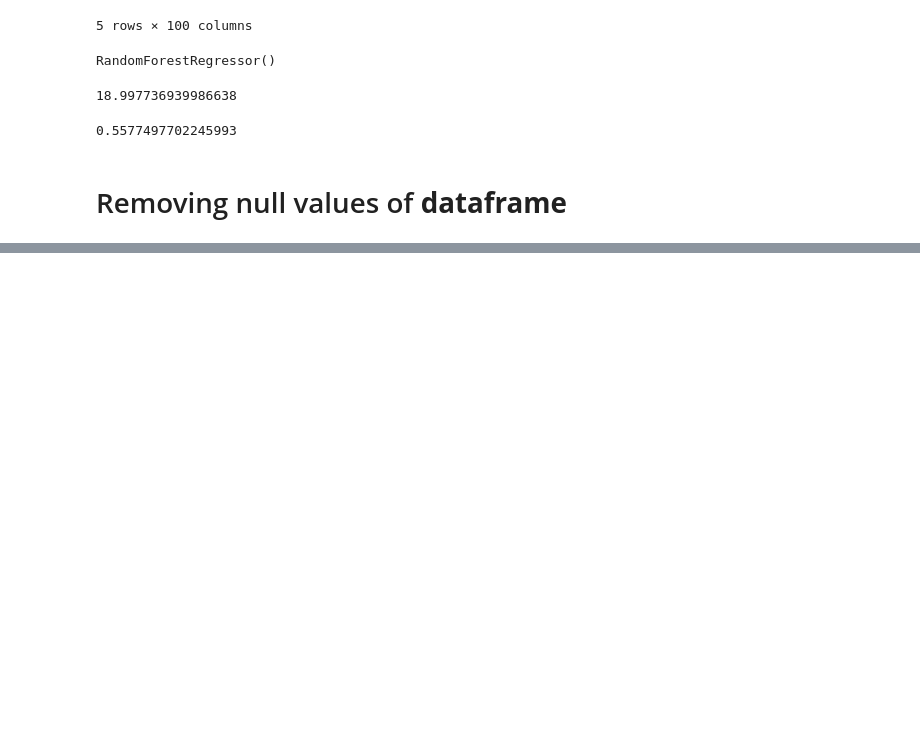
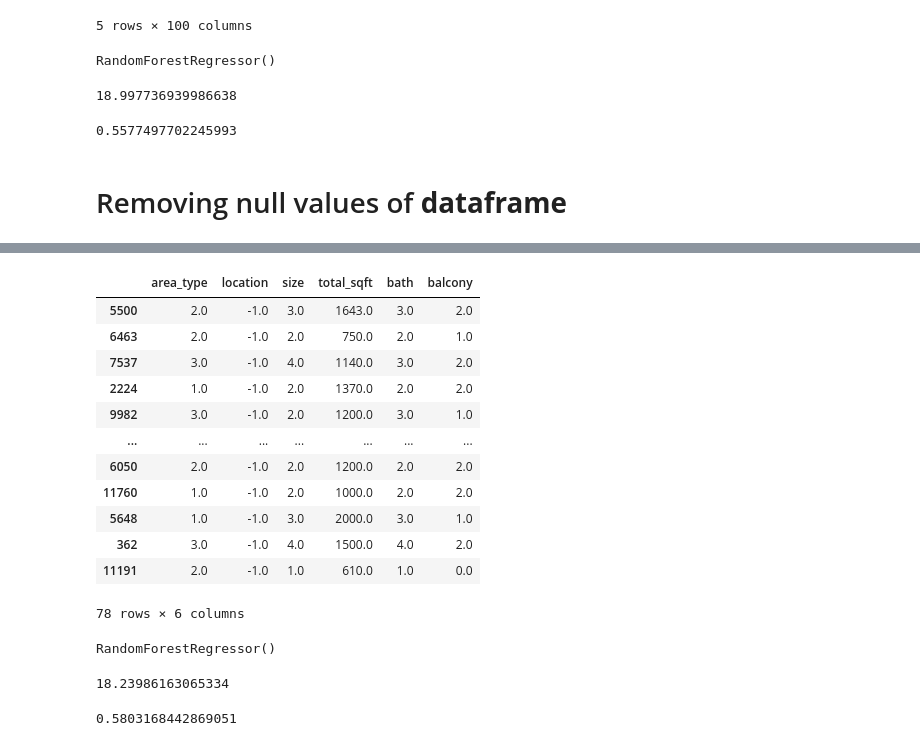
Before and after one commit to shubham62025865/shubham1, a Jupyter notebook: Untitled22.ipynb, the cells around one changed output, grey strips where cells are left out. Drawn from its saved outputs; the diff is of its cells as text; code cells hidden in the pictures; blank space fills up the shorter version.

```diff
--- a/Untitled22.ipynb
+++ b/Untitled22.ipynb
@@ -473,0 +656,14 @@ r2_score(y_test, y_pred)
+# %%
+from sklearn.preprocessing import OrdinalEncoder
+enc = OrdinalEncoder(categories = [["Carpet  Area", "Built-up  Area", "Super built-up  Area", "Plot  Area"]])
+df["area_type"] = enc.fit_transform(df[["area_type"]])
+# %%
+X = df.drop(columns = "price")
+y = df["price"]
+# %%
+from sklearn.model_selection import train_test_split
+X_train, X_test, y_train, y_test = train_test_split(X, y, test_size = 0.2, random_state = 4)
+# %%
+enc = OrdinalEncoder(handle_unknown= "use_encoded_value", unknown_value = -1)
+X_train["location"] = enc.fit_transform(X_train[["location"]])
+X_test["location"] = enc.transform(X_test[["location"]])
@@ -473,0 +679,23 @@ r2_score(y_test, y_pred)
+# %%
+X_test[X_test["location"] == -1]
+# %% [output]
+|  | area_type | location | size | total_sqft | bath | balcony |
+| 5500 | 2.0 | -1.0 | 3.0 | 1643.0 | 3.0 | 2.0 |
+| 6463 | 2.0 | -1.0 | 2.0 | 750.0 | 2.0 | 1.0 |
+| 7537 | 3.0 | -1.0 | 4.0 | 1140.0 | 3.0 | 2.0 |
+| 2224 | 1.0 | -1.0 | 2.0 | 1370.0 | 2.0 | 2.0 |
+| 9982 | 3.0 | -1.0 | 2.0 | 1200.0 | 3.0 | 1.0 |
+| ... | ... | ... | ... | ... | ... | ... |
+| 6050 | 2.0 | -1.0 | 2.0 | 1200.0 | 2.0 | 2.0 |
+| 11760 | 1.0 | -1.0 | 2.0 | 1000.0 | 2.0 | 2.0 |
+| 5648 | 1.0 | -1.0 | 3.0 | 2000.0 | 3.0 | 1.0 |
+| 362 | 3.0 | -1.0 | 4.0 | 1500.0 | 4.0 | 2.0 |
+| 11191 | 2.0 | -1.0 | 1.0 | 610.0 | 1.0 | 0.0 |
+78 rows × 6 columns
+# %%
+from sklearn.ensemble import RandomForestRegressor
+
+rf = RandomForestRegressor()
+rf.fit(X_train, y_train)
+# %% [output]
+RandomForestRegressor()
@@ -473,0 +704,11 @@ r2_score(y_test, y_pred)
+# %%
+from sklearn.metrics import mean_absolute_error
+
+mean_absolute_error(y_test, y_pred)
+# %% [output]
+18.23986163065334
+# %%
+from sklearn.metrics import r2_score
+r2_score(y_test, y_pred)
+# %% [output]
+0.5803168442869051
```
Also changed, not shown: parts of 25 cells of this notebook.
